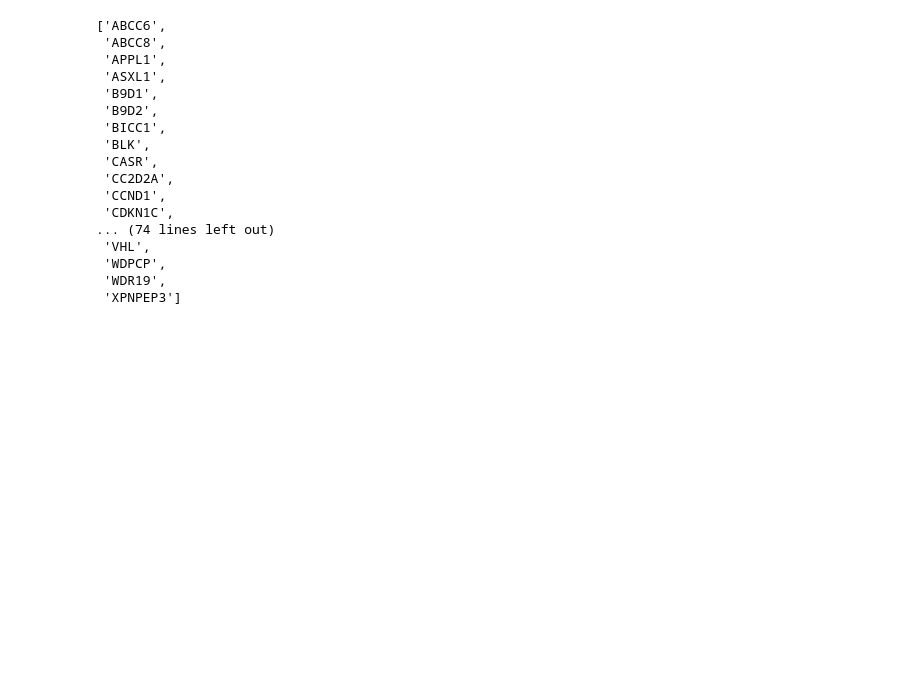
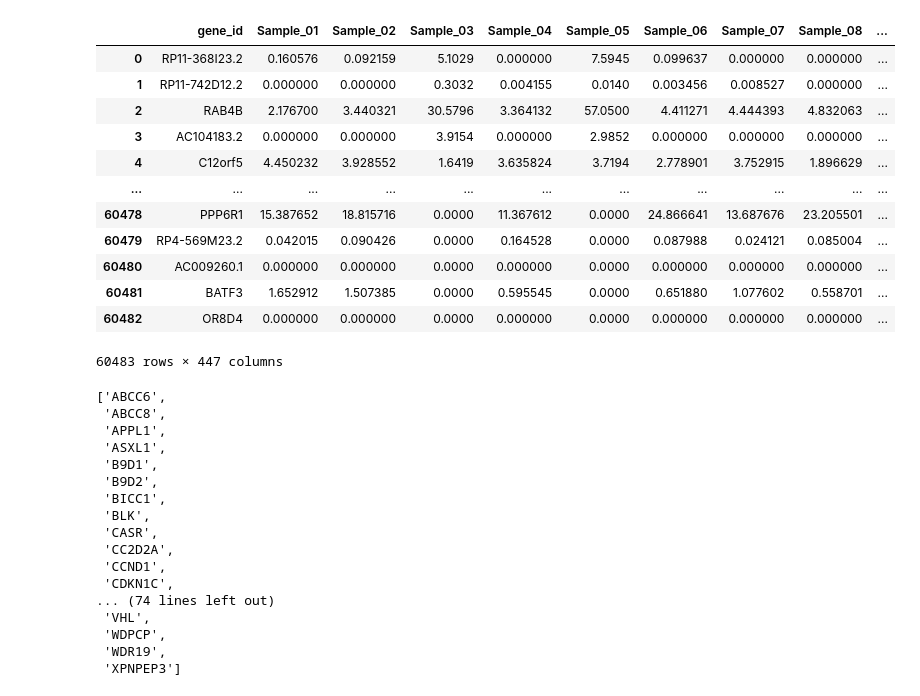
Before and after one commit to ramayyala/TRGN_510_Final_Project-Babylon-A-Stream-Lit-On-The-Fly-Hierarchal-Clustering-Application-for-User-, a Jupyter notebook: notebooks/Clustering.ipynb, the cells around one changed output. Saved outputs shown, nothing was run; the diff lists cells and outputs as text; code cells hidden in the pictures; blank space fills up the shorter version.

```diff
--- a/notebooks/Clustering.ipynb
+++ b/notebooks/Clustering.ipynb
@@ -75,3 +43,21 @@ df
+# %%
+df = pd.read_csv("../data/Hugo_data.csv")
+# %%
+df
+# %% [output]
+|  | gene_id | Sample_01 | Sample_02 | Sample_03 | Sample_04 | Sample_05 | Sample_06 | Sample_07 | Sample_08 | ... |
+| 0 | RP11-368I23.2 | 0.160576 | 0.092159 | 5.1029 | 0.000000 | 7.5945 | 0.099637 | 0.000000 | 0.000000 | ... |
+| 1 | RP11-742D12.2 | 0.000000 | 0.000000 | 0.3032 | 0.004155 | 0.0140 | 0.003456 | 0.008527 | 0.000000 | ... |
+| 2 | RAB4B | 2.176700 | 3.440321 | 30.5796 | 3.364132 | 57.0500 | 4.411271 | 4.444393 | 4.832063 | ... |
+| 3 | AC104183.2 | 0.000000 | 0.000000 | 3.9154 | 0.000000 | 2.9852 | 0.000000 | 0.000000 | 0.000000 | ... |
+| 4 | C12orf5 | 4.450232 | 3.928552 | 1.6419 | 3.635824 | 3.7194 | 2.778901 | 3.752915 | 1.896629 | ... |
+| ... | ... | ... | ... | ... | ... | ... | ... | ... | ... | ... |
+| 60478 | PPP6R1 | 15.387652 | 18.815716 | 0.0000 | 11.367612 | 0.0000 | 24.866641 | 13.687676 | 23.205501 | ... |
+| 60479 | RP4-569M23.2 | 0.042015 | 0.090426 | 0.0000 | 0.164528 | 0.0000 | 0.087988 | 0.024121 | 0.085004 | ... |
+| 60480 | AC009260.1 | 0.000000 | 0.000000 | 0.0000 | 0.000000 | 0.0000 | 0.000000 | 0.000000 | 0.000000 | ... |
+| 60481 | BATF3 | 1.652912 | 1.507385 | 0.0000 | 0.595545 | 0.0000 | 0.651880 | 1.077602 | 0.558701 | ... |
+| 60482 | OR8D4 | 0.000000 | 0.000000 | 0.0000 | 0.000000 | 0.0000 | 0.000000 | 0.000000 | 0.000000 | ... |
+60483 rows × 447 columns
 # %%
 #load user input of gene list
 gene_list = open("../data/geneset.txt").read().splitlines()
```
Also changed, not shown: parts of 23 cells of this notebook, 2 other files.
